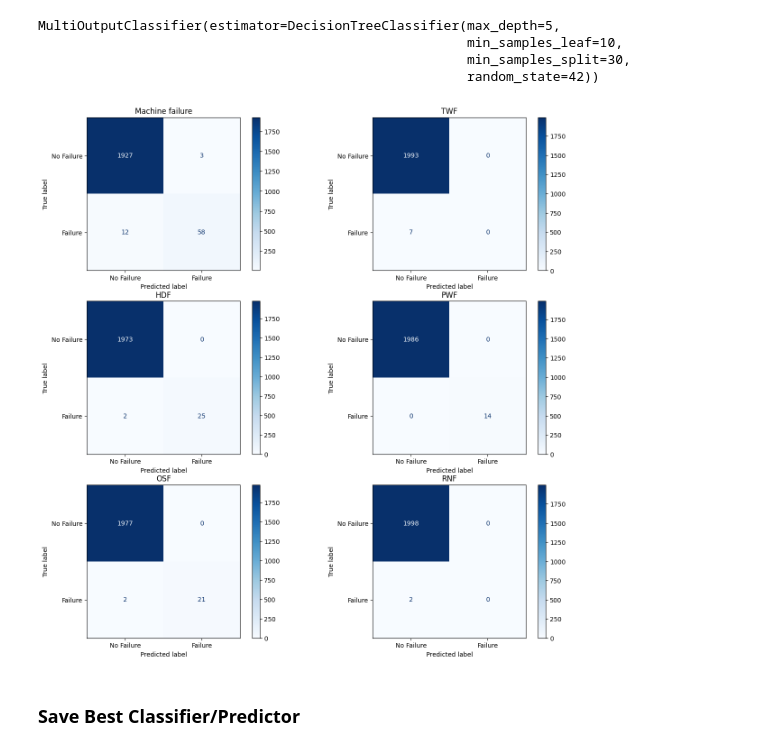
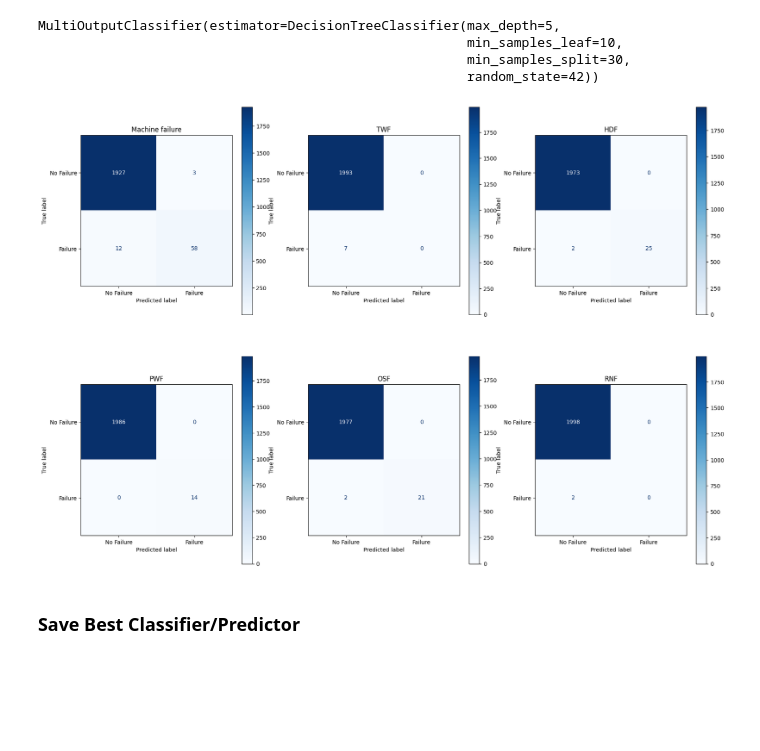
Before and after one commit to raymondsamalo/ITI113-Machine-Learning-Operations-Project, a Jupyter notebook: AI4I-2020/1.5_ML_MultipleClassifiers.ipynb, the cells around one changed output. Drawn from its saved outputs; the diff is of its cells as text; code cells hidden in the pictures; blank space fills up the shorter version.

```diff
--- a/AI4I-2020/1.5_ML_MultipleClassifiers.ipynb
+++ b/AI4I-2020/1.5_ML_MultipleClassifiers.ipynb
@@ -178,26 +179,26 @@ MultiOutputClassifier(estimator=DecisionTreeClassifier(max_depth=5,
                                                        random_state=42))
 # %%
 from sklearn.metrics import ConfusionMatrixDisplay
-
 
 y_pred=best_clf.predict(X_test_reduced)
 y_pred = pd.DataFrame(y_pred, columns=y_test.columns)
 
-no_of_label = len(y_test.columns)
+no_of_label = len(y_pred.columns)
 i = 0
-no_of_column = 2
-no_of_row = no_of_label // no_of_column
-plt.figure(figsize=(15,15))
-for label in y_test.columns:
+no_of_column = 3
+left_over = no_of_label % no_of_column
+no_of_row = no_of_label // no_of_column+left_over
+plt.figure(figsize=(21,15))
+for label in y_pred.columns:
     i +=1
     ax=plt.subplot(no_of_row, no_of_column, i)
     cm = confusion_matrix(y_test[label],y_pred[label])
     disp = ConfusionMatrixDisplay(confusion_matrix=cm, display_labels=['No Failure', 'Failure'])
     disp.plot(cmap=plt.cm.Blues, ax=ax)
     plt.title(label=label)
 plt.show()
 # %% [output]
-[figure, old version]
+[figure, new version]
 # %% [markdown]
 ### Save Best Classifier/Predictor
 # %%
```
Also changed, not shown: parts of 2 cells of this notebook, 4 other files.
